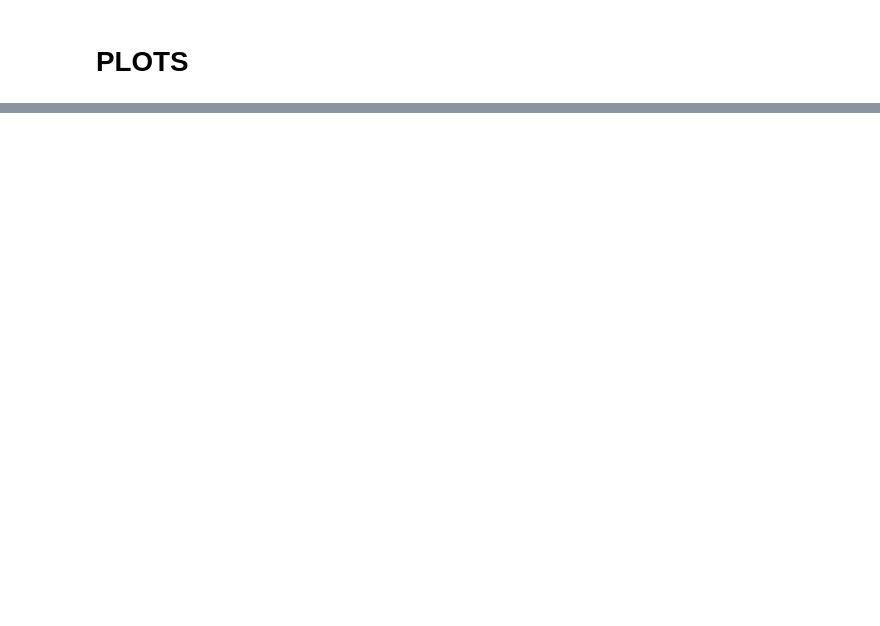
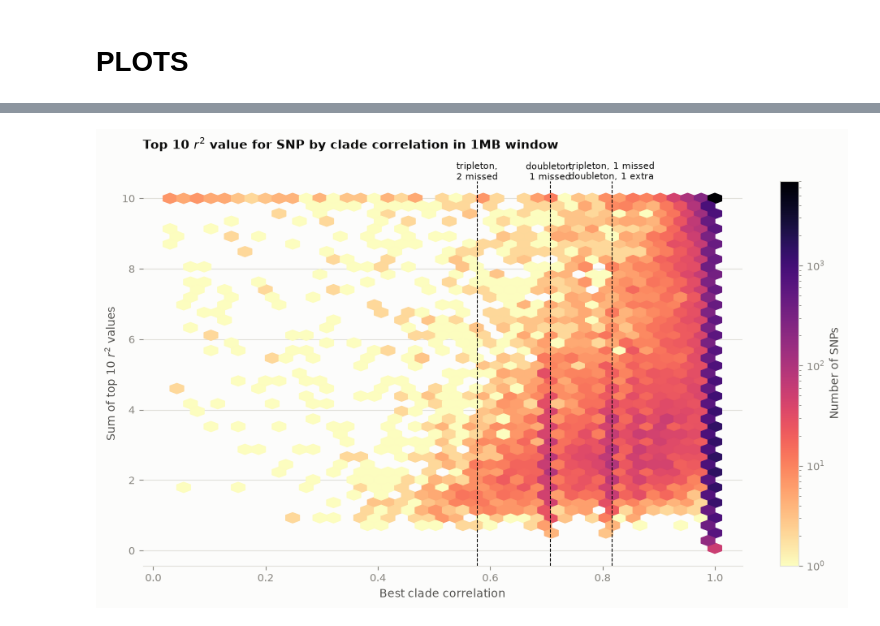
Before and after one commit to happygiraff/arg-analysis, a Jupyter notebook: notebooks/summarize_plot_felsenstein.ipynb, the cells around one changed output, grey strips where cells are left out. Cells and saved outputs as stored; diff of their text form; code cells hidden in the pictures; blank space fills up the shorter version.

```diff
--- a/notebooks/summarize_plot_felsenstein.ipynb
+++ b/notebooks/summarize_plot_felsenstein.ipynb
@@ -217,0 +541,42 @@ plt.show()
+# %%
+fig, ax = plt.subplots(figsize=(10, 6))
+
+heatmap = ax.hexbin(
+    results["max_corr"],
+    results["optimized_top10_r2_sum"],
+    gridsize=40,
+    bins="log",
+    mincnt=1,
+    cmap="magma_r"
+)
+
+n = 1000   # number of haplotypes in this analysis
+
+
+def phi_nested(small, big, n):
+    """Clade correlation when one set sits inside the other (sizes small <= big)."""
+    return np.sqrt(small * (n - big) / (big * (n - small)))
+
+
+stripes = [
+    (phi_nested(1, 3, n), "tripleton,\n2 missed"),
+    (phi_nested(1, 2, n), "doubleton,\n1 missed"),
+    (phi_nested(2, 3, n), "tripleton, 1 missed\ndoubleton, 1 extra"),
+]
+
+for phi, label in stripes:
+    ax.axvline(phi, color="black", linewidth=0.8, linestyle="--")
+    ax.text(phi, ax.get_ylim()[1], label, ha="center", va="bottom",
+            fontsize=8, linespacing=1.1)
+
+fig.colorbar(heatmap, ax=ax, label="Number of SNPs")
+
+ax.set_xlabel("Best clade correlation")
+ax.set_ylabel(r"Sum of top 10 $r^2$ values")
+ax.set_title(r"Top 10 $r^2$ value for SNP by clade correlation in 1MB window", pad=28)
+
+fig.tight_layout()
+fig.savefig("top10_r2_clade_correlation.png", dpi=300, bbox_inches="tight")
+plt.show()
+# %% [output]
+[figure, added]
```
Also changed, not shown: parts of 36 cells of this notebook.
